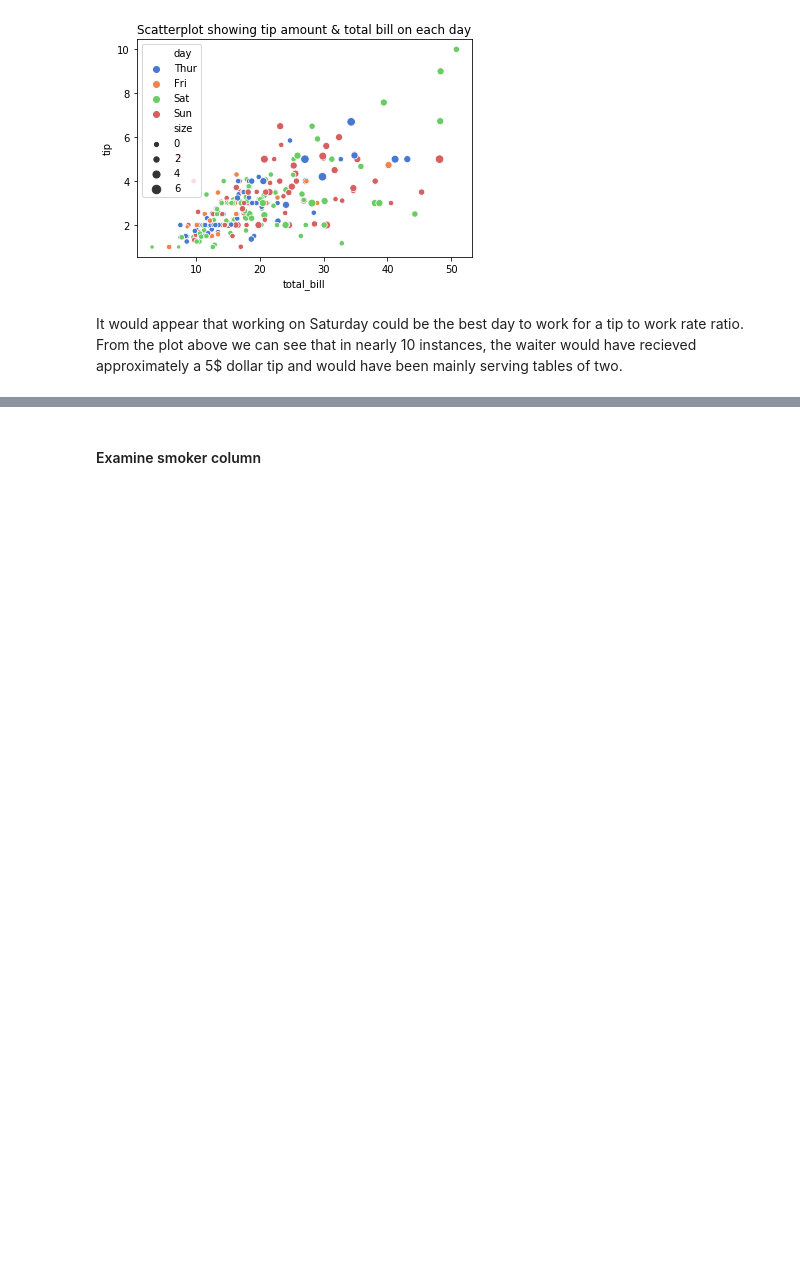
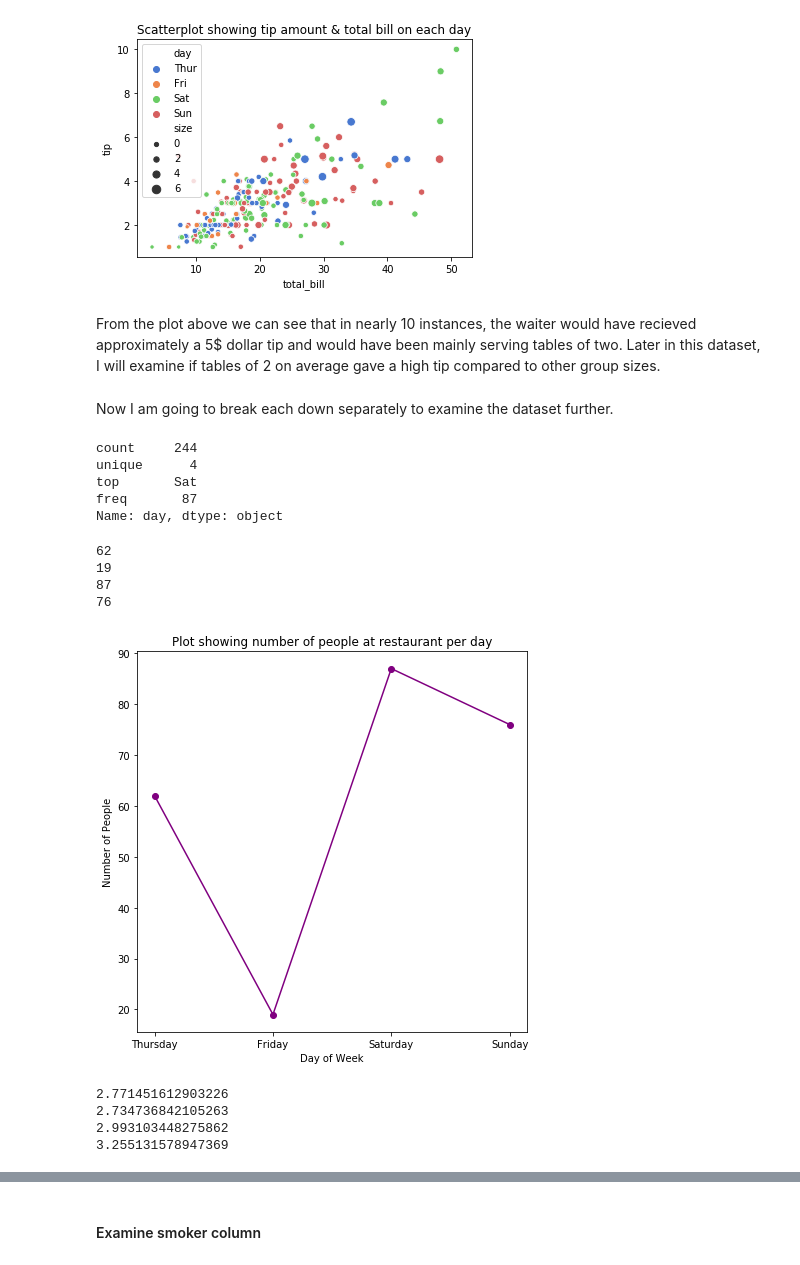
Before and after one commit to kevindooley/fundamentals-data-analysis-project, a Jupyter notebook: tips_dataset.ipynb, the cells around one changed output, grey strips where cells are left out. Cells and saved outputs as stored; diff of their text form; code cells hidden in the pictures; blank space fills up the shorter version.

Commit message:
completed analysis on day vs tip. Added descriptive table and plots using seaborn and pyplot to analyse data

```diff
--- a/tips_dataset.ipynb
+++ b/tips_dataset.ipynb
@@ -207,4 +207,6 @@ x.set_title("Scatterplot showing tip amount & total bill on each day")
 Text(0.5, 1.0, 'Scatterplot showing tip amount & total bill on each day')
 [figure]
 # %% [markdown]
-It would appear that working on Saturday could be the best day to work for a tip to work rate ratio. From the plot above we can see that in nearly 10 instances, the waiter would have recieved approximately a 5$ dollar tip and would have been mainly serving tables of two.
+From the plot above we can see that in nearly 10 instances, the waiter would have recieved approximately a 5$ dollar tip and would have been mainly serving tables of two. Later in this dataset, I will examine if tables of 2 on average gave a high tip compared to other group sizes.
+# %% [markdown]
+Now I am going to break each down separately to examine the dataset further.
@@ -210,0 +219,50 @@ It would appear that working on Saturday could be the best day to work for a tip
+# %%
+#show the most common day people went to the retaurant
+#count shows number of times people came in total- 244
+df.day.describe()
+# %% [output]
+count     244
+unique      4
+top       Sat
+freq       87
+Name: day, dtype: object
+# %%
+#use count to see number people on each day
+#using tip in this instance because size will not give exact number of people
+#by getting the count() of tips we get # of tips which would be the same as number of tables
+print(thursday.tip.count())
+print(friday.tip.count())
+print(saturday.tip.count())
+print(sunday.tip.count())
+# %% [output]
+62
+19
+87
+76
+# %%
+#plot showing number of people in each day
+plt.plot([62,19, 87, 76], marker="o", color="purple")
+#set location and labels for the x-axis
+plt.xticks([0.0,1.0,2.0,3.0],["Thursday",'Friday',"Saturday","Sunday"])
+plt.title("Plot showing number of people at restaurant per day") # plot title
+plt.ylabel("Number of People") # y axis label
+plt.xlabel("Day of Week") # x axis label
+plt.show()
+# %% [output]
+[figure, added]
+# %%
+print(thursday.tip.mean()) #mean tip on thursday
+print(friday.tip.mean()) #mean tip on friday
+print(saturday.tip.mean()) #mean tip on saturday
+print(sunday.tip.mean()) #mean tip on sunday
+
+#label each day for average tip
+avgtipthurs =thursday.tip.mean()
+avgtipfri =friday.tip.mean()
+avgtipsat =saturday.tip.mean()
+avgtipsun = sunday.tip.mean()
+# %% [output]
+2.771451612903226
+2.734736842105263
+2.993103448275862
+3.255131578947369
```
Also changed, not shown: parts of 5 cells of this notebook, 1 other file.
